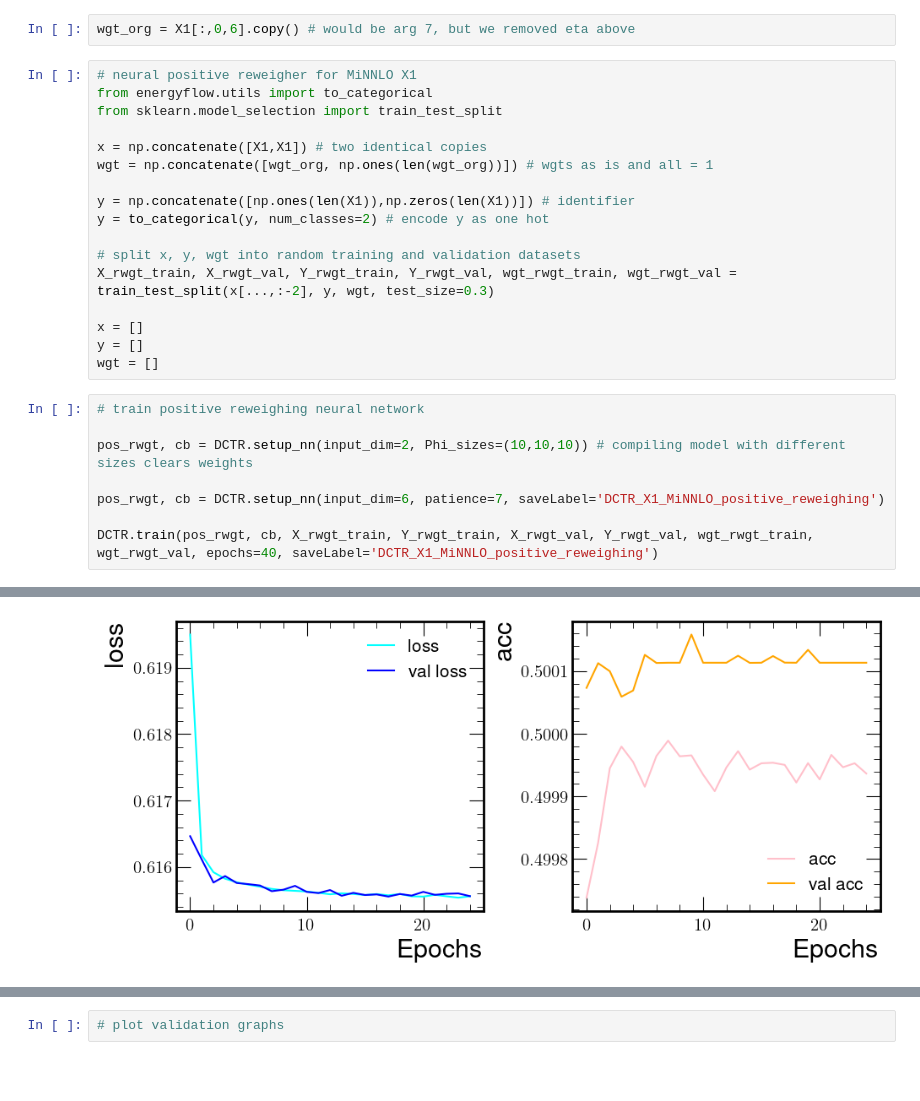
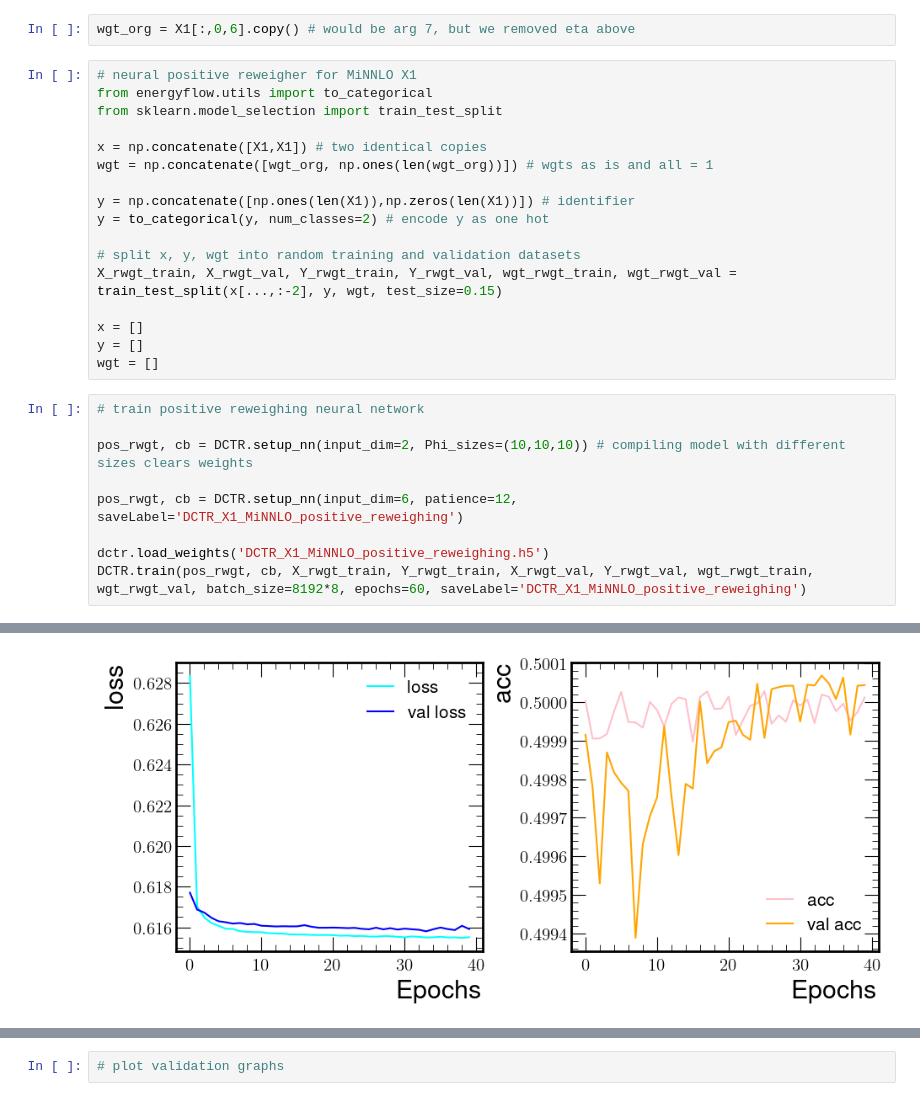
Before and after one commit to finnpuschmann/DCTR_FP, a Jupyter notebook: DCTR_notebook.ipynb, the cells around one changed output, grey strips where cells are left out. Drawn from its saved outputs; the diff is of its cells as text; blank space fills up the shorter version.

```diff
--- a/DCTR_notebook.ipynb
+++ b/DCTR_notebook.ipynb
@@ -65,7 +67,7 @@ y = np.concatenate([np.ones(len(X1)),np.zeros(len(X1))]) # identifier
 y = to_categorical(y, num_classes=2) # encode y as one hot
 
 # split x, y, wgt into random training and validation datasets
-X_rwgt_train, X_rwgt_val, Y_rwgt_train, Y_rwgt_val, wgt_rwgt_train, wgt_rwgt_val = train_test_split(x[...,:-2], y, wgt, test_size=0.3)
+X_rwgt_train, X_rwgt_val, Y_rwgt_train, Y_rwgt_val, wgt_rwgt_train, wgt_rwgt_val = train_test_split(x[...,:-2], y, wgt, test_size=0.15)
 
 x = []
 y = []
@@ -75,9 +77,10 @@ wgt = []
 
 pos_rwgt, cb = DCTR.setup_nn(input_dim=2, Phi_sizes=(10,10,10)) # compiling model with different sizes clears weights
 
-pos_rwgt, cb = DCTR.setup_nn(input_dim=6, patience=7, saveLabel='DCTR_X1_MiNNLO_positive_reweighing')
+pos_rwgt, cb = DCTR.setup_nn(input_dim=6, patience=12, saveLabel='DCTR_X1_MiNNLO_positive_reweighing')
 
-DCTR.train(pos_rwgt, cb, X_rwgt_train, Y_rwgt_train, X_rwgt_val, Y_rwgt_val, wgt_rwgt_train, wgt_rwgt_val, epochs=40, saveLabel='DCTR_X1_MiNNLO_positive_reweighing')
+dctr.load_weights('DCTR_X1_MiNNLO_positive_reweighing.h5')
+DCTR.train(pos_rwgt, cb, X_rwgt_train, Y_rwgt_train, X_rwgt_val, Y_rwgt_val, wgt_rwgt_train, wgt_rwgt_val, batch_size=8192*8, epochs=60, saveLabel='DCTR_X1_MiNNLO_positive_reweighing')
 # %% [output]
 Starting training
 Epoch 1/40
@@ -99,4 +102,4 @@ Epoch 25: early stopping
-[figure, old version]
+[figure, new version]
 # %%
 # load neural positive resampler training
 pos_rwgt, _ = DCTR.setup_nn(input_dim=6)
```
Also changed, not shown: parts of 19 cells of this notebook, 2 other files.
